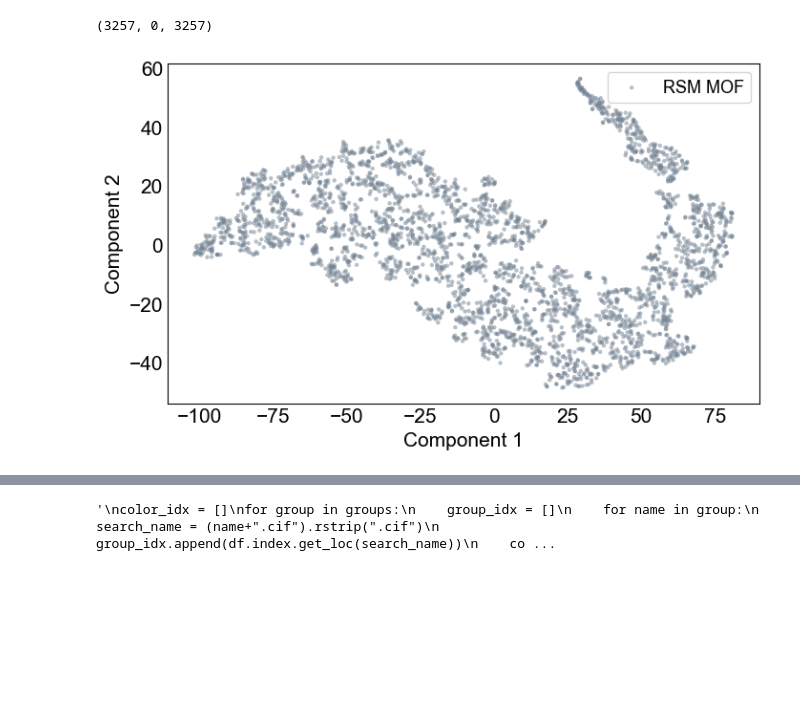
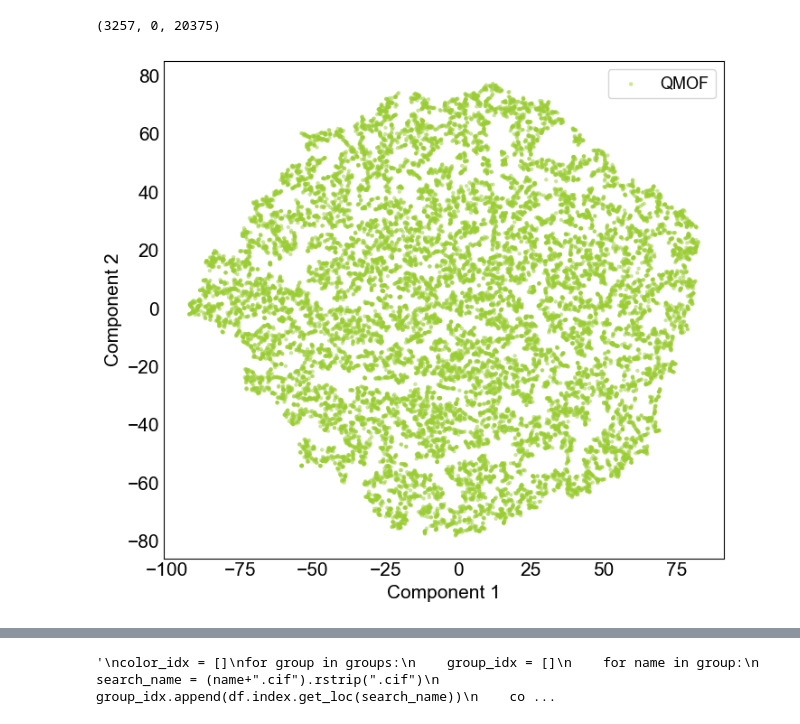
Before and after one commit to XiaoqZhang/mofgraph2vec, a Jupyter notebook: dev/embedding.ipynb, the cells around one changed output, grey strips where cells are left out. Cells and saved outputs as stored; diff of their text form; code cells hidden in the pictures; blank space fills up the shorter version.

```diff
--- a/dev/embedding.ipynb
+++ b/dev/embedding.ipynb
@@ -18,3 +16,5 @@ df = pd.read_csv("../data/embedding_example/embedding-{rsm,qmof,hmof}.csv").set_
+# %%
+df = pd.read_csv("../experiments/workflow/wandb/offline-run-20230320_165953-5nnlomfl/tmp/embedding_dv.csv").set_index("type")
 # %%
 df_rsm = pd.read_csv("../data/data.csv")
 df_qmof = pd.read_csv("../data/qmof-data.csv")
@@ -38,23 +38,23 @@ emb_hmof = tsne[len(df_rsm):-len(df_qmof)]
 # %%
 len(emb_rsm), len(emb_hmof), len(emb_qmof)
 # %% [output]
-(3257, 0, 3257)
+(3257, 0, 20375)
 # %%
 emb_color = [0] * emb_rsm.shape[0] + [1] * emb_hmof.shape[0] + [2] * emb_qmof.shape[0]
 # %%
 fig, ax = plt.subplots(1, 1, figsize=(8, 8))
 ax.set_aspect('equal')
 
 #plt.scatter(x=tsne[:, 0], y=tsne[:, 1], s=20, edgecolor="None", c=emb_color, alpha=.5)
 #plt.scatter(x=emb_hmof[:, 0], y=emb_hmof[:, 1], s=10, edgecolor="None", c="lightyellow", alpha=.5, label="hMOF")
-#plt.scatter(x=emb_qmof[:, 0], y=emb_qmof[:, 1], s=10, edgecolor="None", c="yellowgreen", alpha=.5, label="QMOF")
-plt.scatter(x=emb_rsm[:, 0], y=emb_rsm[:, 1], s=10, edgecolor="None", c="slategray", alpha=.5, label="RSM MOF")
+plt.scatter(x=emb_qmof[:, 0], y=emb_qmof[:, 1], s=10, edgecolor="None", c="yellowgreen", alpha=.5, label="QMOF")
+#plt.scatter(x=emb_rsm[:, 0], y=emb_rsm[:, 1], s=10, edgecolor="None", c="slategray", alpha=.5, label="RSM MOF")
 
 ax.set_xlabel("Component 1")
 ax.set_ylabel("Component 2")
 
 ax.legend()
 plt.show()
 # %% [output]
-[figure, old version]
+[figure, new version]
 # %%
```
Also changed, not shown: parts of 7 cells of this notebook, 43 other files.
